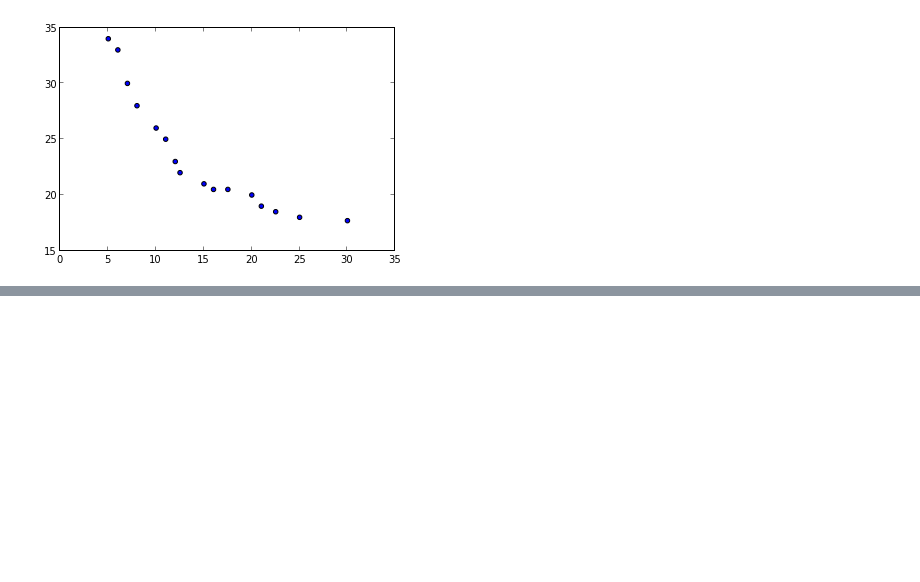
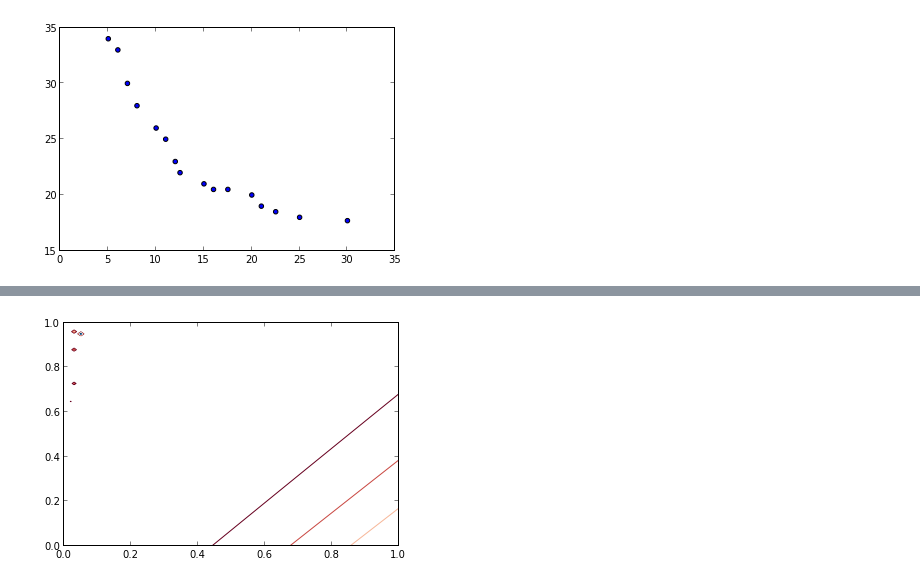
Before and after one commit to Nagudelo/HW_8, a Jupyter notebook: Avance.ipynb, the cells around one changed output, grey strips where cells are left out. Cells and saved outputs as stored; diff of their text form; code cells hidden in the pictures; blank space fills up the shorter version.

```diff
--- a/Avance.ipynb
+++ b/Avance.ipynb
@@ -227,0 +237,19 @@ scatter(t_obs,p_obs)
+# %%
+def alpha_beta(x,y):
+
+    dis1_chi2 = chi2(p_obs, filtrar(x,y,km_1_min,km_2_min,S_0_min)[0])
+
+    return dis1_chi2
+# %%
+x0 = linspace(0, 10, 100)
+y0 = linspace(0, 10, 100)
+# %%
+#X,Y = meshgrid(x0,y0)
+
+resultados1 = zeros((100,100))
+
+for i in range(100):
+    for j in range (100):
+        resultados1[i,j] = alpha_beta(x0[i],y0[j])
+
+print resultados1.T
@@ -227,0 +270,8 @@ scatter(t_obs,p_obs)
+# %%
+Z = resultados1.T
+
+fig, ax = plt.subplots()
+
+cnt = contour(Z, cmap=cm.RdBu, vmin=abs(Z).min(), vmax=abs(Z).max(), extent=[0, 1, 0, 1])
+# %% [output]
+[figure, added]
```
Also changed, not shown: parts of 14 cells of this notebook.
